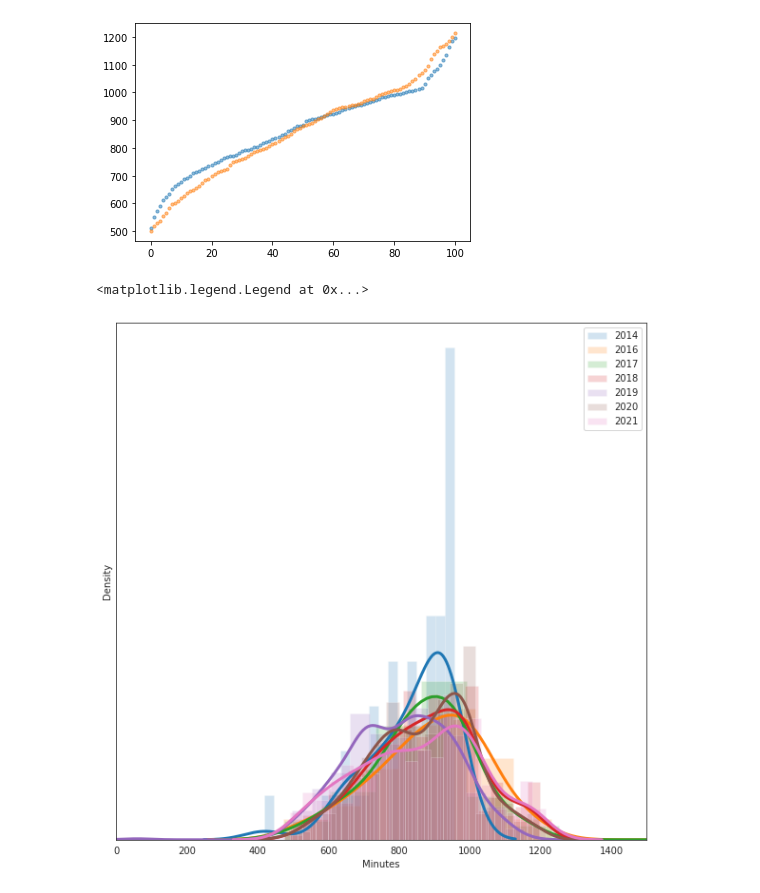
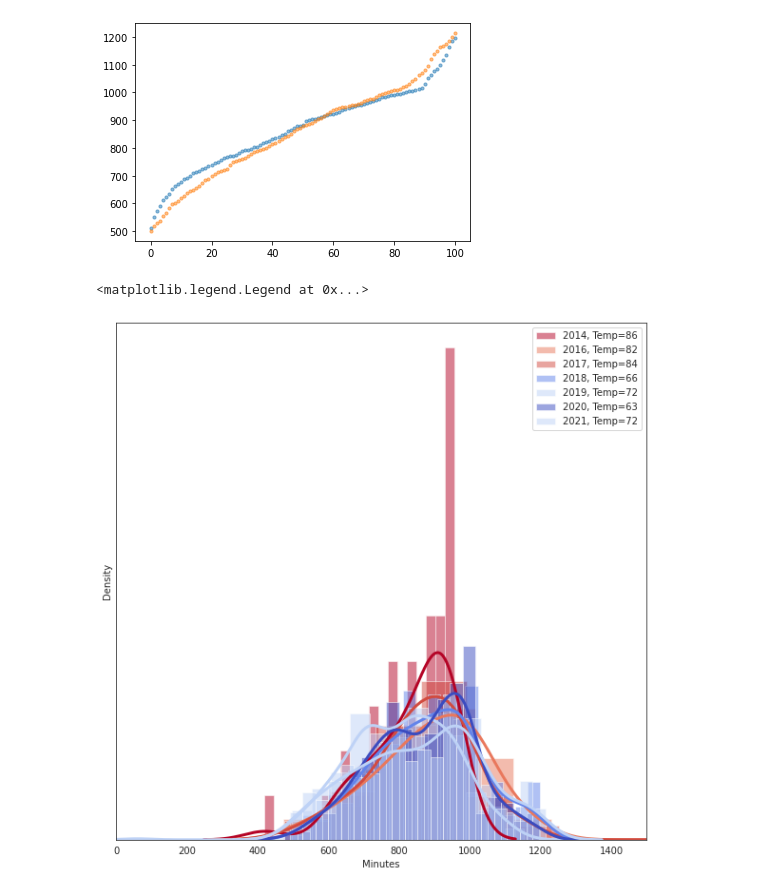
Before and after one commit to jfmalloy1/UltraMarathon_Prediction, a Jupyter notebook: BC_analysis.ipynb, the cells around one changed output. Saved outputs shown, nothing was run; the diff lists cells and outputs as text; code cells hidden in the pictures.

Commit message:
Added temperature colors

```diff
--- a/BC_analysis.ipynb
+++ b/BC_analysis.ipynb
@@ -120,21 +122,28 @@ for year in [2020, 2021]:
 # %%
 #Histogram of finishers in each percentile
 fig = plt.figure(figsize=(10,10))
-colors = {2020: "dodgerblue", 2021:"orange"}
-for year in [2014, 2016, 2017, 2018, 2019, 2020, 2021]:
+
+#Set colors to normalized temperature values
+years = [2014, 2016, 2017, 2018, 2019, 2020, 2021]
+temps = [86, 82, 84, 66, 72, 63, 72, 72] #temperatures from timeanddate.com/weather/@5285131
+normalized_temps = minmax_scale(list(temps))
+colors = dict(zip(years, normalized_temps))
+temperatures = dict(zip(years, temps))
+
+for year in years:
   df = find_percentiles(year)
   #df["Minutes"].hist(alpha=0.7, label=year, grid=False, bins=30, stacked=True, density=True)
-  kwargs = dict(hist_kws={'alpha':.2}, kde_kws={'linewidth':3})
-  sns.distplot(df["Minutes"], **kwargs, bins=20, label=str(year), norm_hist=True)
+  kwargs = dict(hist_kws={'alpha':0.5}, kde_kws={'linewidth':3})
+  sns.distplot(df["Minutes"], **kwargs, bins=20, label=str(year) + ", Temp=" + str(temperatures[year]), norm_hist=True, color = plt.cm.coolwarm(colors[year]))
 
   #Play around with y-axes values - currently set to invisible
   plt.yticks([])
 
 
 plt.xlabel("Minutes")
 plt.ylabel("Density")
 plt.xlim(0, 1500)
 plt.legend()
 # %% [output]
 <matplotlib.legend.Legend at 0x...>
-[figure, old version]
+[figure, new version]
```
Also changed, not shown: parts of 1 cell of this notebook.
